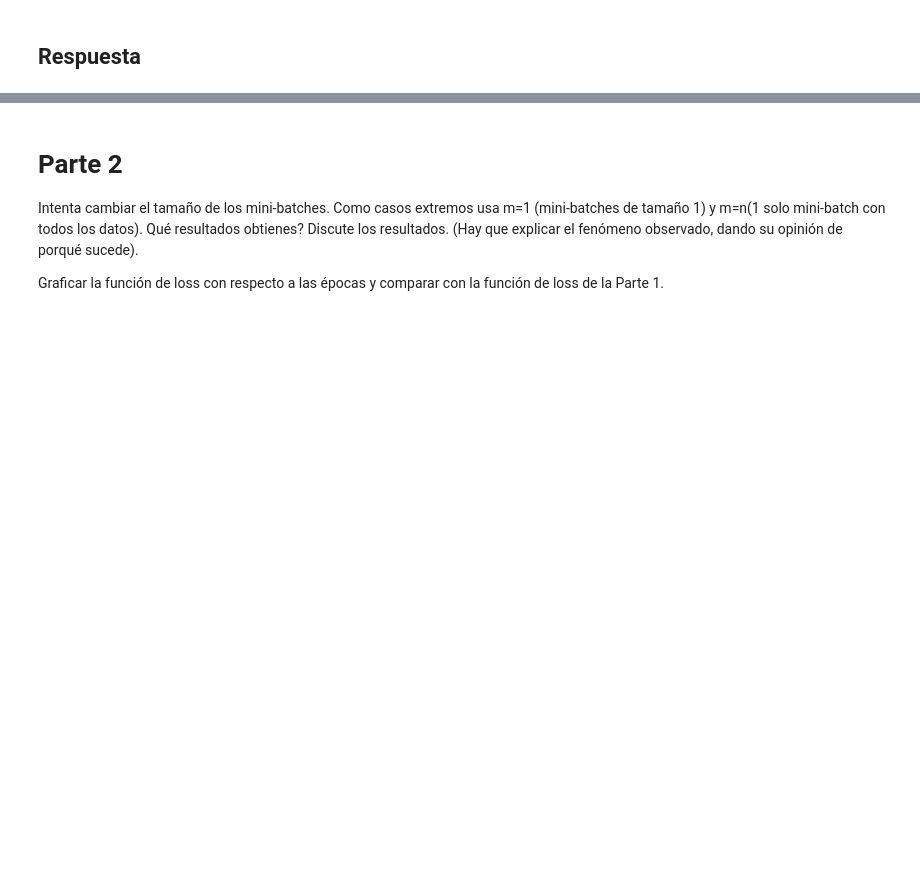
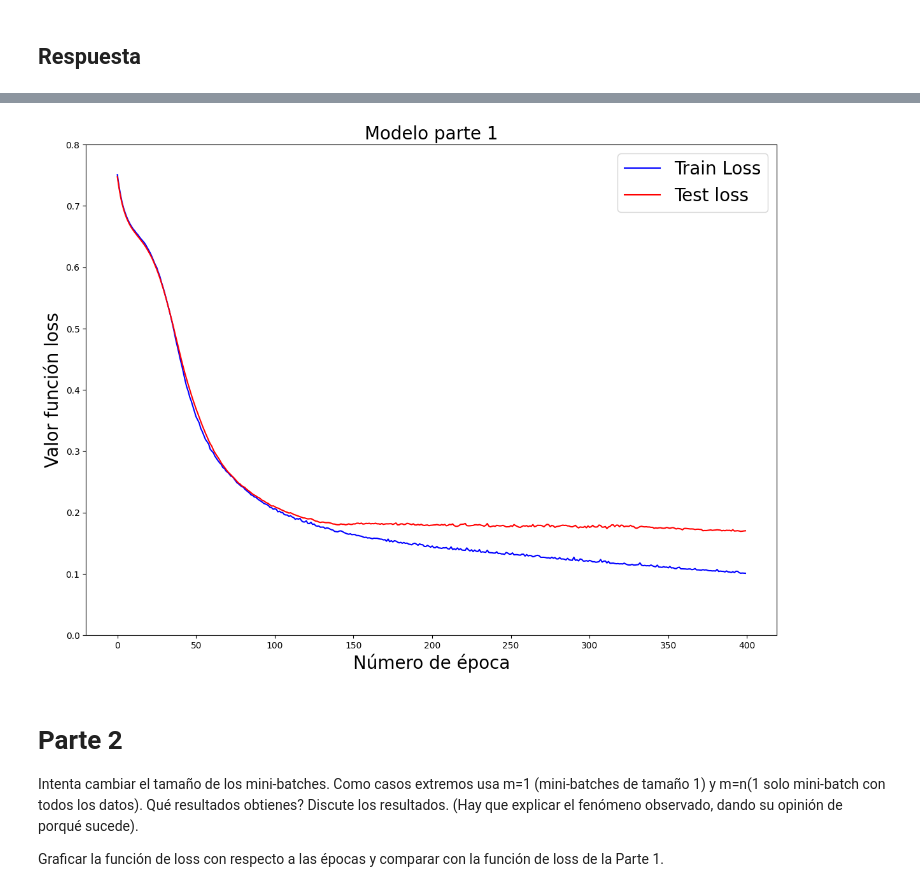
Before and after one commit to tridimensionaal/-Homeworks-CC6204, a Jupyter notebook: 01/CC6204_Tarea_1.ipynb, the cells around one changed output, grey strips where cells are left out. Cells and saved outputs as stored; diff of their text form; code cells hidden in the pictures; blank space fills up the shorter version.

```diff
--- a/01/CC6204_Tarea_1.ipynb
+++ b/01/CC6204_Tarea_1.ipynb
@@ -355,0 +307,43 @@ Epoch: 1000 | Epoch Time: 0m 0s
+# %%
+def create_all(batch_size=20, learning_rate=0.01):
+    INPUT_DIM = 16
+    OUTPUT_DIM = 2
+
+    layers = nn.Sequential(
+        nn.Linear(INPUT_DIM, 8),
+        nn.ReLU(),
+        nn.Linear(8, 4),
+        nn.ReLU(),
+        nn.Linear(4, OUTPUT_DIM)
+    )
+
+    model = MLP(layers)
+
+    optimizer = optim.SGD(model.parameters(), lr=learning_rate)
+    criterion = nn.CrossEntropyLoss()
+    device = torch.device('cuda' if torch.cuda.is_available() else 'cpu')
+    BATCH_SIZE = batch_size
+    train_iterator = data.DataLoader(train_data, shuffle=True, batch_size=BATCH_SIZE)
+    test_iterator = data.DataLoader(test_data, batch_size=BATCH_SIZE)
+    EPOCH = 400
+
+    simplest_model = Model(optimizer, model, criterion, EPOCH, train_iterator, test_iterator)
+    data_list = simplest_model.run()
+    return data_list
+# %%
+def plot_epoch_vs_loss(data_list, title):
+    y_train = data_list[0]
+    y_test = data_list[1]
+
+    plt.figure(figsize=(14,10))
+    plt.plot(y_train, color='b', label="Train Loss")
+    plt.plot(y_test, color='r', label="Test loss")
+
+    plt.ylim((0, 0.9))
+    plt.xlabel("Número de época", fontsize=20)
+    plt.ylabel("Valor función loss", fontsize=20)
+    plt.title(title,fontsize=20)
+    plt.legend(fontsize=20)
+    plt.show()
+# %%
+data_list = create_all()
@@ -356,3 +368,7 @@ Epoch: 1000 | Epoch Time: 0m 0s
+# %%
+plot_epoch_vs_loss(data_list, "Modelo parte 1")
+# %% [output]
+[figure, added]
 # %% [markdown]
 # **Parte 2**
 Intenta cambiar el tamaño de los mini-batches. Como casos extremos usa m=1 (mini-batches de tamaño 1) y m=n(1 solo mini-batch con todos los datos). Qué resultados obtienes? Discute los resultados. (Hay que explicar el fenómeno observado, dando su opinión de porqué sucede).
```
Also changed, not shown: parts of 30 cells of this notebook.
